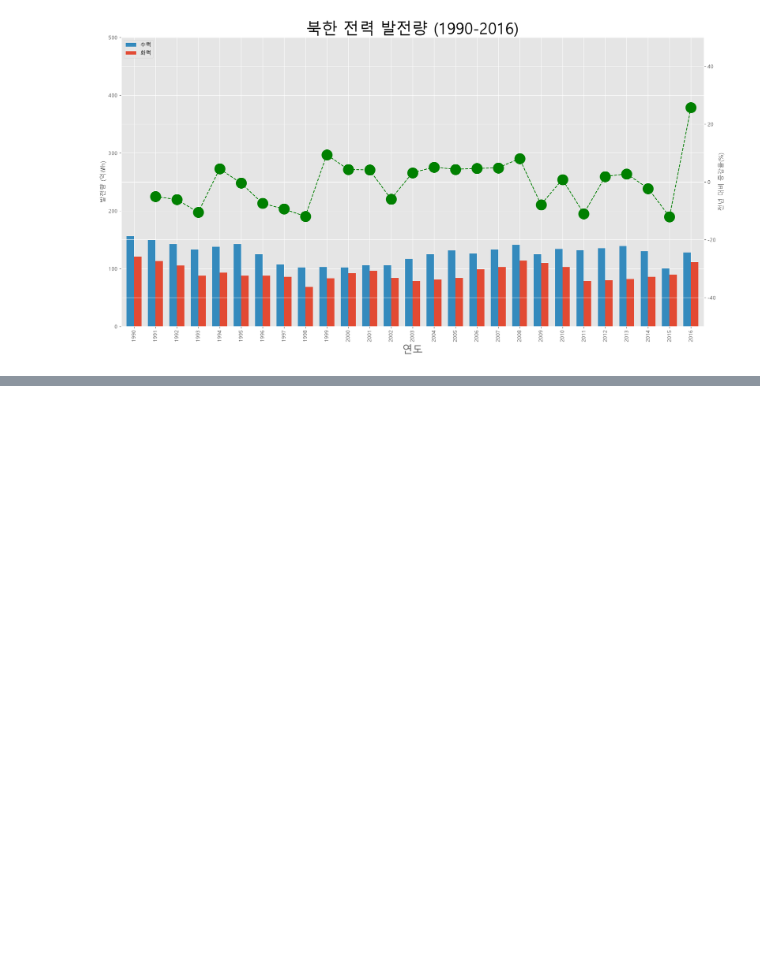
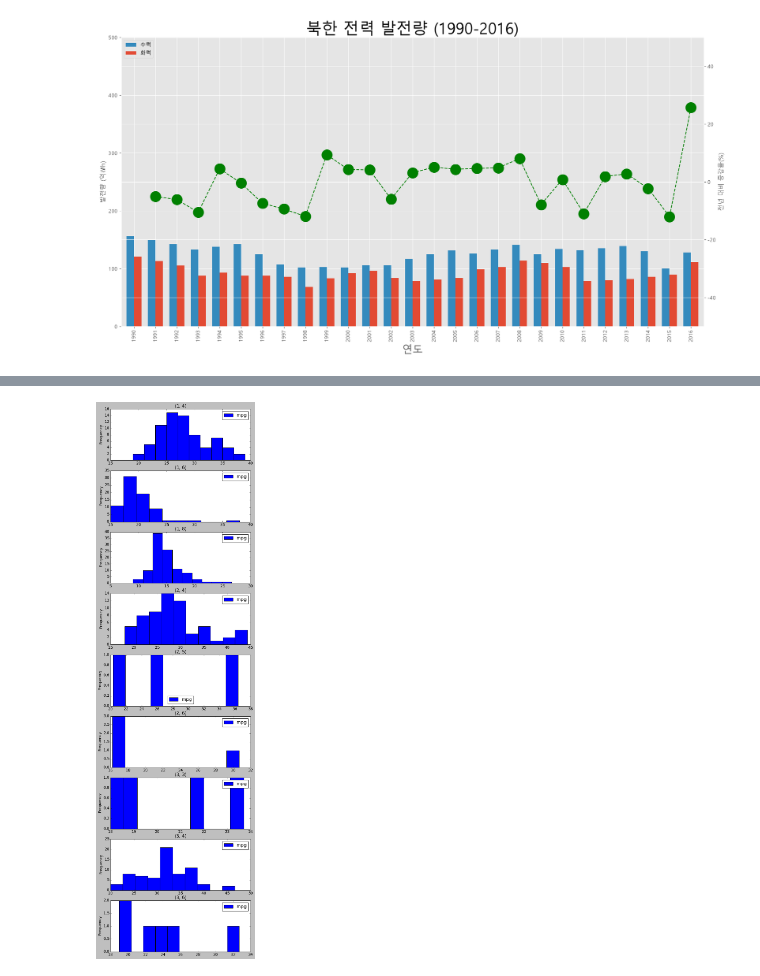
Before and after one commit to ChaeYeongJi/18_data_analytics, a Jupyter notebook: 01_matplotlib.ipynb, the cells around one changed output, grey strips where cells are left out. Saved outputs shown, nothing was run; the diff lists cells and outputs as text; code cells hidden in the pictures; blank space fills up the shorter version.

```diff
--- a/01_matplotlib.ipynb
+++ b/01_matplotlib.ipynb
@@ -773,0 +822,9 @@ plt.show()
+# %%
+df[['mpg', 'origin', 'cylinders']].plot(
+    by=['origin', 'cylinders'],
+    kind='hist',
+    figsize=(8, 30)
+)
+plt.show()
+# %% [output]
+[figure, added]
```
Also changed, not shown: parts of 20 cells of this notebook, 1 other file.
